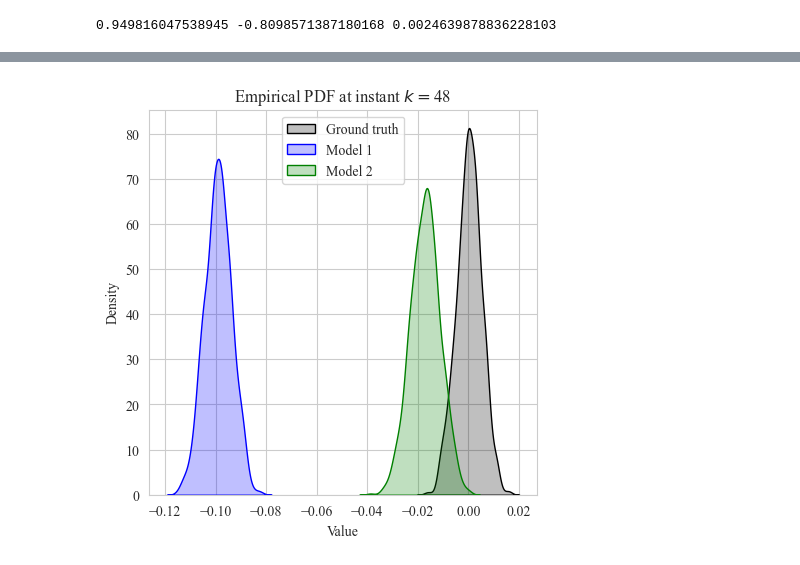
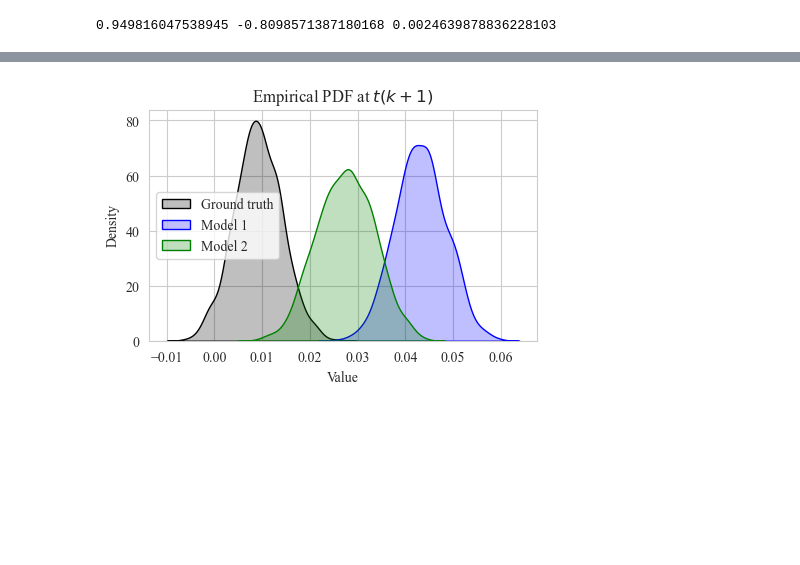
Before and after one commit to jpfutalef/VoI, a Jupyter notebook: notebooks/losses_figures.ipynb, the cells around one changed output, grey strips where cells are left out. Saved outputs shown, nothing was run; the diff lists cells and outputs as text; code cells hidden in the pictures; blank space fills up the shorter version.

```diff
--- a/notebooks/losses_figures.ipynb
+++ b/notebooks/losses_figures.ipynb
@@ -145,21 +143,21 @@ None
 # %%
 # Select some time and plot the distributions
-k = 48
+k = 46
 
-fig, ax = plt.subplots(1, 1, figsize=(5, 5))
+fig, ax = plt.subplots(1, 1, figsize=(5, 3))
 
 sns.kdeplot(ground_truth[:, k], color='black', linewidth=1, label='Ground truth', fill=True)
 sns.kdeplot(model_predictions1[:, k], color='blue', linewidth=1, label='Model 1', fill=True)
 sns.kdeplot(model_predictions2[:, k], color='green', linewidth=1, label='Model 2', fill=True)
 
 ax.set_xlabel('Value')
 ax.set_ylabel('Density')
-ax.set_title(f'Empirical PDF at instant $k=${k}')
+ax.set_title(f'Empirical PDF at $t(k+1)$')
 ax.legend()
 
 None
 # %% [output]
-[figure, old version]
+[figure, new version]
 # %%
 # Calculate the lack of fit for fidelity at each time step
 import greyboxmodels.voi.metrics.lack_of_fit as lof
```
Also changed, not shown: parts of 5 cells of this notebook, 7 other files.
